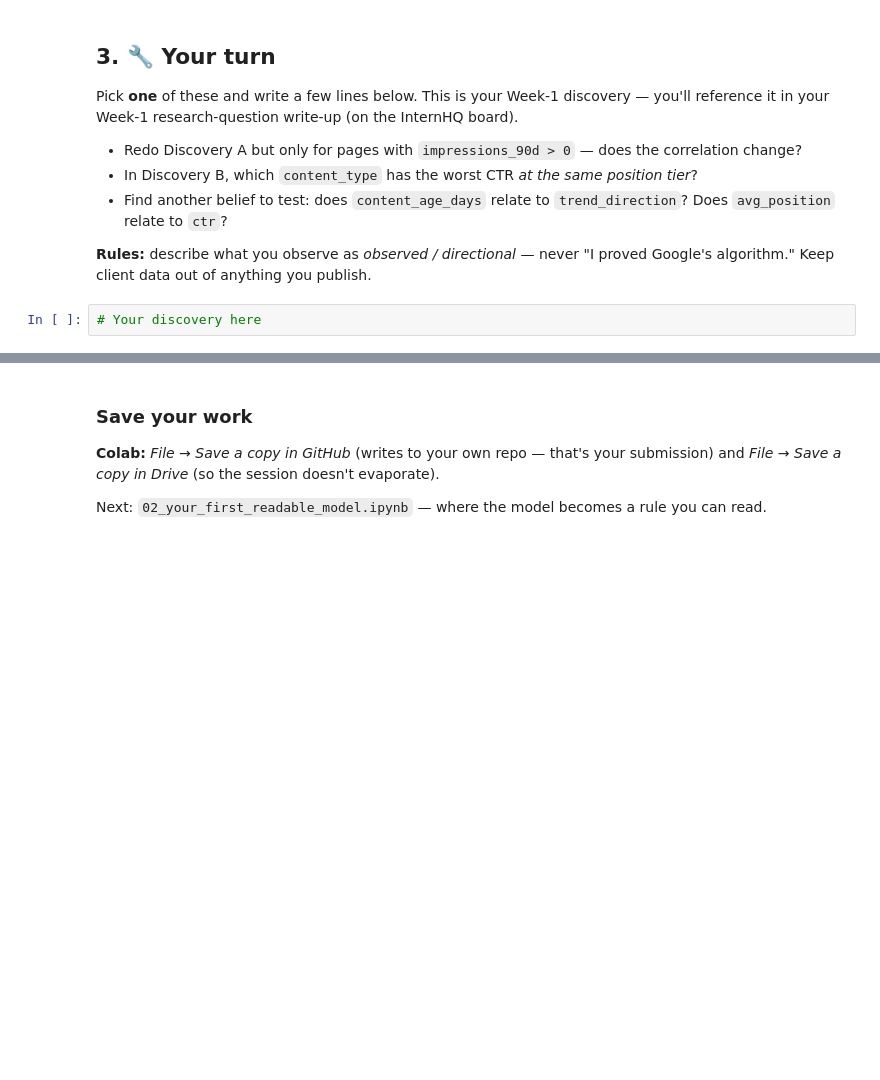
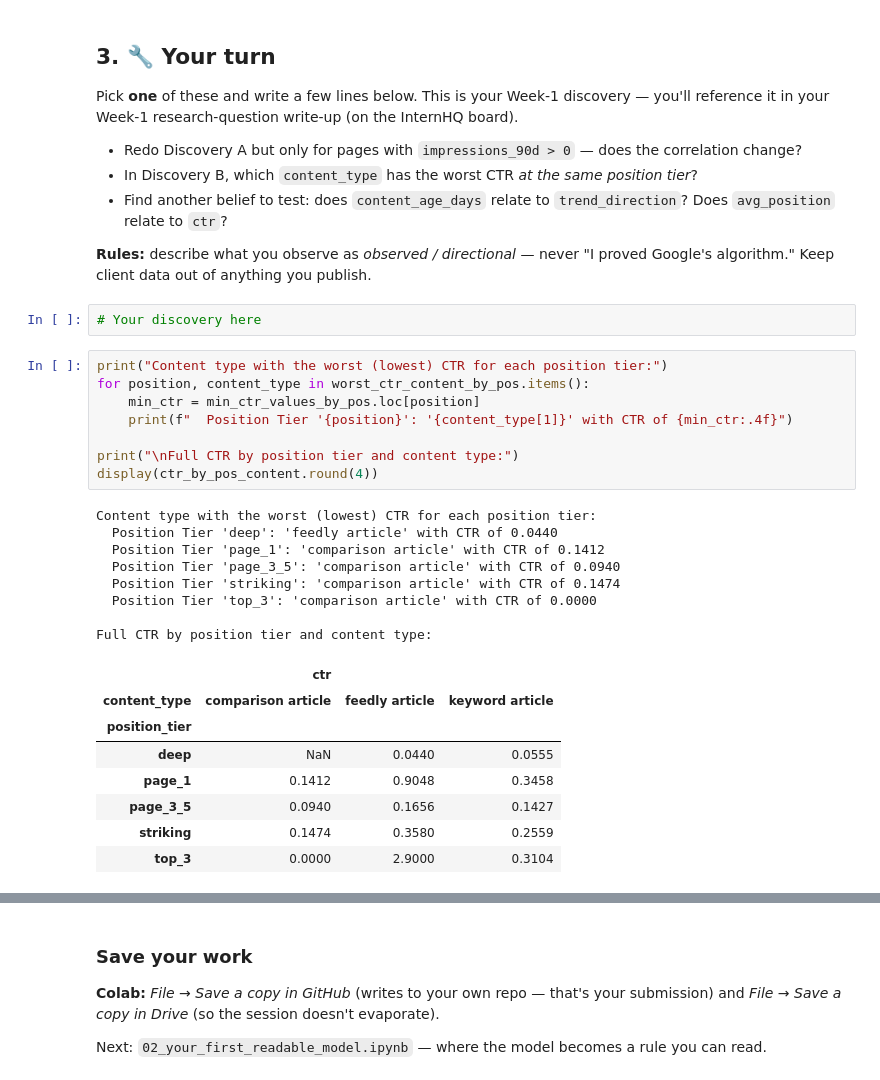
Before and after one commit to cokezero20/FlyRank_AI_ML_Internship_NATIVIDAD, a Jupyter notebook: notebooks/01_first_look_and_discovery.ipynb, the cells around one changed output, grey strips where cells are left out. Saved outputs shown, nothing was run; the diff lists cells and outputs as text; blank space fills up the shorter version.

```diff
--- a/notebooks/01_first_look_and_discovery.ipynb
+++ b/notebooks/01_first_look_and_discovery.ipynb
@@ -101,3 +155,28 @@ Pick **one** of these and write a few lines below. This is your Week-1 discovery
 **Rules:** describe what you observe as *observed / directional* — never "I proved Google's algorithm." Keep client data out of anything you publish.
 # %%
 # Your discovery here
+# %%
+print("Content type with the worst (lowest) CTR for each position tier:")
+for position, content_type in worst_ctr_content_by_pos.items():
+    min_ctr = min_ctr_values_by_pos.loc[position]
+    print(f"  Position Tier '{position}': '{content_type[1]}' with CTR of {min_ctr:.4f}")
+
+print("\nFull CTR by position tier and content type:")
+display(ctr_by_pos_content.round(4))
+# %% [output]
+Content type with the worst (lowest) CTR for each position tier:
+  Position Tier 'deep': 'feedly article' with CTR of 0.0440
+  Position Tier 'page_1': 'comparison article' with CTR of 0.1412
+  Position Tier 'page_3_5': 'comparison article' with CTR of 0.0940
+  Position Tier 'striking': 'comparison article' with CTR of 0.1474
+  Position Tier 'top_3': 'comparison article' with CTR of 0.0000
+
+Full CTR by position tier and content type:
+|  | ctr |  |  |
+| content_type | comparison article | feedly article | keyword article |
+| position_tier |  |  |  |
+| deep | NaN | 0.0440 | 0.0555 |
+| page_1 | 0.1412 | 0.9048 | 0.3458 |
+| page_3_5 | 0.0940 | 0.1656 | 0.1427 |
+| striking | 0.1474 | 0.3580 | 0.2559 |
+| top_3 | 0.0000 | 2.9000 | 0.3104 |
```
Also changed, not shown: parts of 10 cells of this notebook.
